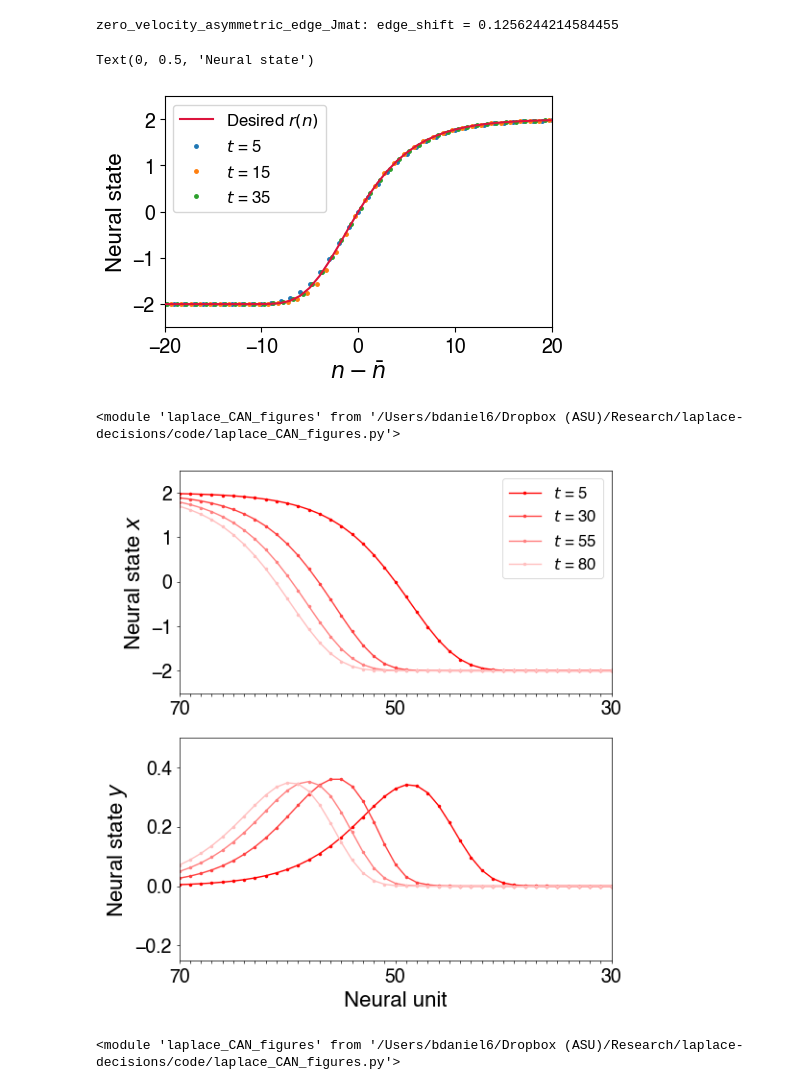
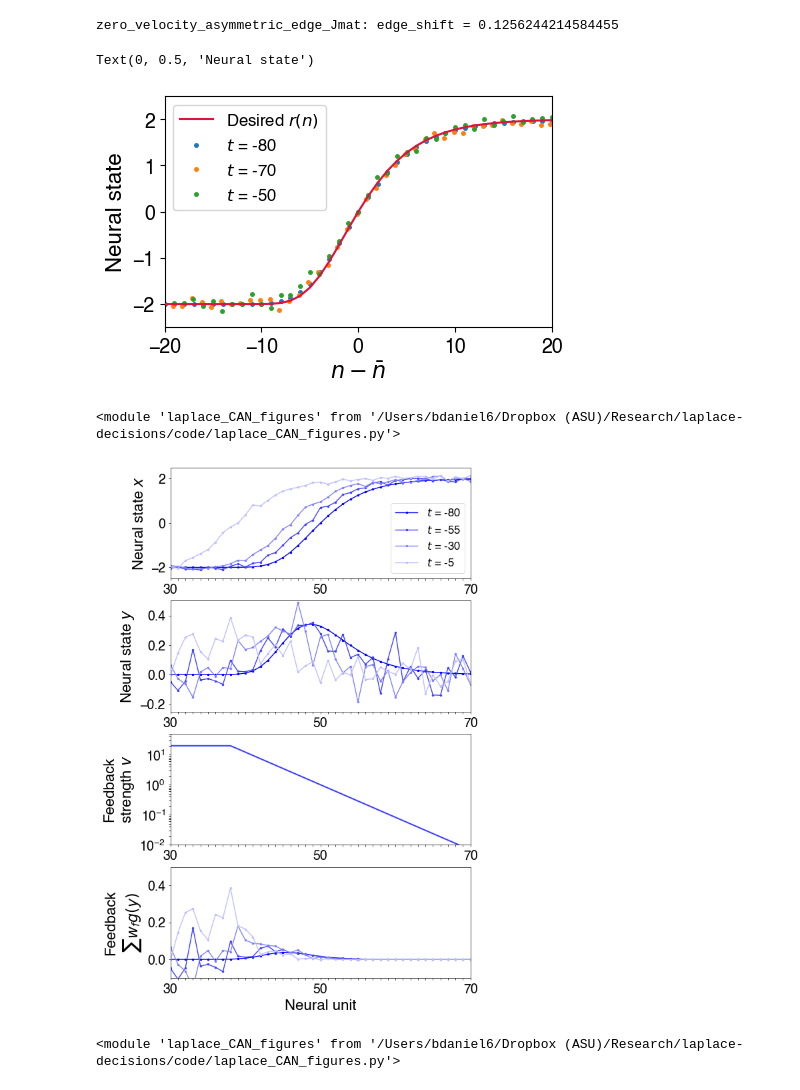
Before and after one commit to Collective-Logic-Lab/laplace-decisions, a Jupyter notebook: laplace-CAN-paper-figures.ipynb, the cells around one changed output. Drawn from its saved outputs; the diff is of its cells as text; code cells hidden in the pictures.

Commit message:
polish feedback plots

```diff
--- a/laplace-CAN-paper-figures.ipynb
+++ b/laplace-CAN-paper-figures.ipynb
@@ -31,7 +31,7 @@ from laplace_network import asymmetric_edge_states
 # set up 1-D line of units with nearest-neighbor interactions
 # and fixed boundary conditions implemented by large fields at the ends
 
-sim_type = 'past' #'past' #'future'
+sim_type = 'future' #'past' #'future'
 Npopulation = 100 # number of units in each population
 # delta_z is the conversion unit from distance measured in number of neurons
 # to the relevant output variable z
@@ -70,7 +70,7 @@ zero_velocity_asymmetric_edge_Jmat: edge_shift = 0.1256244214584455
 # %%
 # run simulation
 
-noise_var = 0. #1e-6 #1e-2 #0. # strength of noise (variance added per unit time)
+noise_var = 1e-2 #0. #1e-2 # strength of noise (variance added per unit time)
 t_final = t_0_asymmetric + 75
 delta_t = 0.01 #0.001
 seed = 12345
@@ -127,36 +127,47 @@ plt.xlabel('$n - \\bar n$')
 plt.ylabel('Neural state')
 # %% [output]
 Text(0, 0.5, 'Neural state')
-[figure, old version]
+[figure, new version]
 # %%
 reload(lf)
 # %% [output]
 <module 'laplace_CAN_figures' from '/Users/bdaniel6/Dropbox (ASU)/Research/laplace-decisions/code/laplace_CAN_figures.py'>
 # %%
-include_feedback_plots = False
+include_feedback_plots = True
+
+# set plot configuration based on simulation settings
 if sim_type == 'past':
     flip_n = True
     colors = [ (1,1-x,1-x) for x in np.linspace(1,0,5) ] # reds
     input_min,input_max = -0.5,0.1
 elif sim_type == 'future':
     flip_n = False
     colors = [ (1-x,1-x,1) for x in np.linspace(1,0,5) ] # blues
     input_min,input_max = -0.1,0.5
+if noise_var > 1e-6: # large noise
+    state_min,state_max = -net_asymmetric.J-0.5,net_asymmetric.J+0.5
+    bump_state_min,bump_state_max = -0.25,0.5
+else: # small noise
+    state_min,state_max = -net_asymmetric.J-0.1,net_asymmetric.J+0.1
+    bump_state_min,bump_state_max = 0.,0.4
+
+# make plot
 lf.translation_simulation_plot(net_asymmetric,states_asymmetric,states_asymmetric,
                                num_neurons_scale=5/net_asymmetric.delta_z,
-                               bump_state_min=-0.25,bump_state_max=0.5,
+                               state_min=state_min,state_max=state_max,
+                               bump_state_min=bump_state_min,bump_state_max=bump_state_max,
                                include_feedback_plots=include_feedback_plots,
                                flip_n=flip_n,
                                colors=colors,
                                input_min=input_min,input_max=input_max)
 filename = '240508_asymmetric_translation_simulation_{}'.format(sim_type)
 if noise_var > 1e-6:
     filename += '_noise'
 if include_feedback_plots:
     filename += '_with_feedback_plots'
 plt.savefig(filename+'.pdf')
 # %% [output]
-[figure, old version]
+[figure, new version]
 # %%
 reload(lf)
 # %% [output]
```
Also changed, not shown: parts of 3 cells of this notebook, 1 other file.
